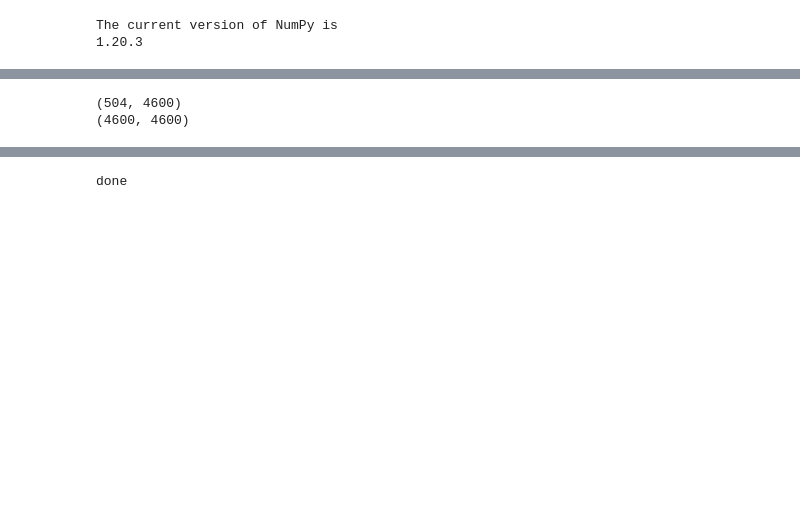
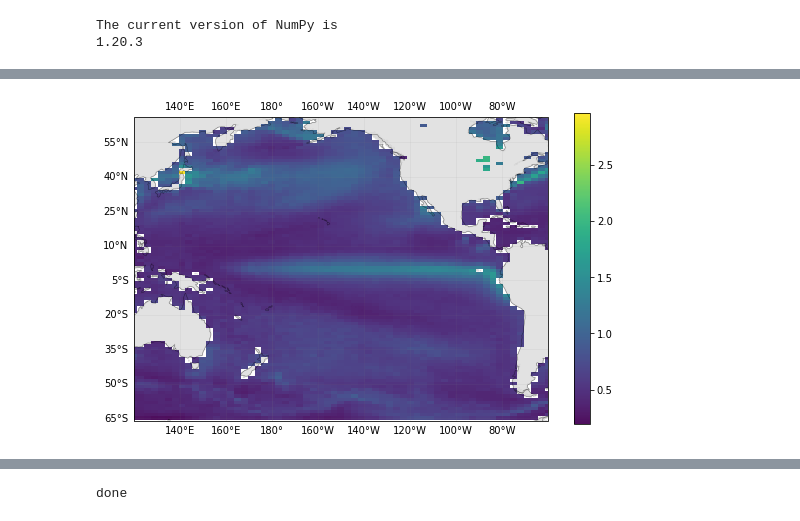
Before and after one commit to mlcs/seminar_ws22, a Jupyter notebook: 02_pca_linreg/pca_linreg_ridgereg_pacific.ipynb, the cells around one changed output, grey strips where cells are left out. Drawn from its saved outputs; the diff is of its cells as text; code cells hidden in the pictures; blank space fills up the shorter version.

```diff
--- a/02_pca_linreg/pca_linreg_ridgereg_pacific.ipynb
+++ b/02_pca_linreg/pca_linreg_ridgereg_pacific.ipynb
@@ -92,10 +82,14 @@ Attributes:
-# %%
-# estimate the covariance matrix
-sst_1d = sst.reshape(sst.shape[0], sst.shape[1] * sst.shape[2])
-sst_1d_data = ma.compress_cols(sst_1d)
-print(sst_1d_data.shape)
-cov_sst = np.cov(sst_1d_data.T)
-print(cov_sst.shape)
-# %% [output]
-(504, 4600)
-(4600, 4600)
+# %%
+# calculate anomalies
+ssta = np.zeros(sst.shape)
+for i in range(12):
+    ssta[i::12, :, :] = sst[i::12, :, :] - sst[i::12, :, :].mean(axis=0)
+mask3d = sst.to_masked_array().mask
+ssta = ma.masked_array(ssta, mask=mask3d)
+
+# sanity check: plot the SSTA standard deviation on a map
+fig = plot_on_map(ds.lon, ds.lat, ssta.std(axis=0).T,
+                  cmap="viridis", LON0=180,
+                  label="SSTA Variability")
+# %% [output]
+[figure, added]
```
Also changed, not shown: parts of 22 cells of this notebook.
